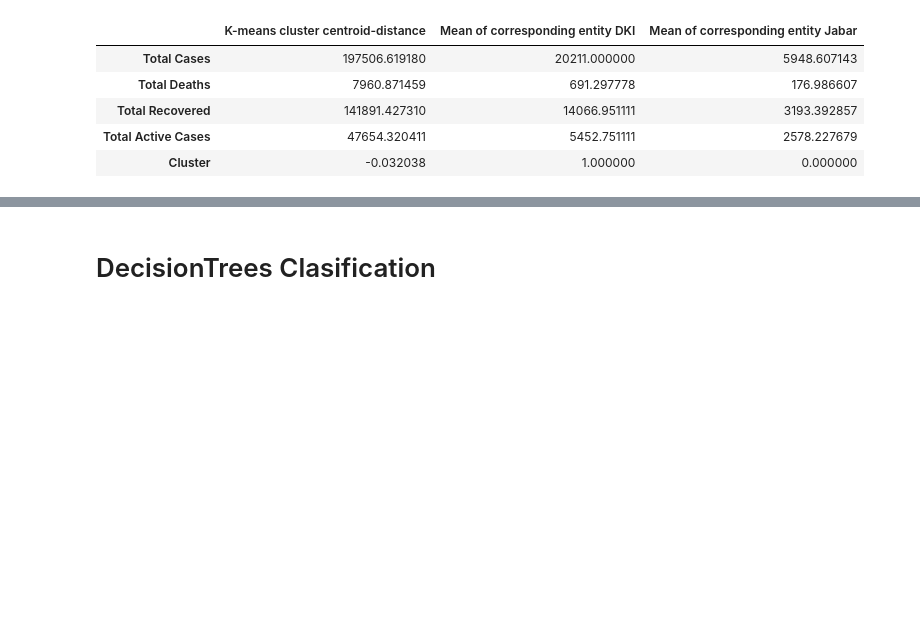
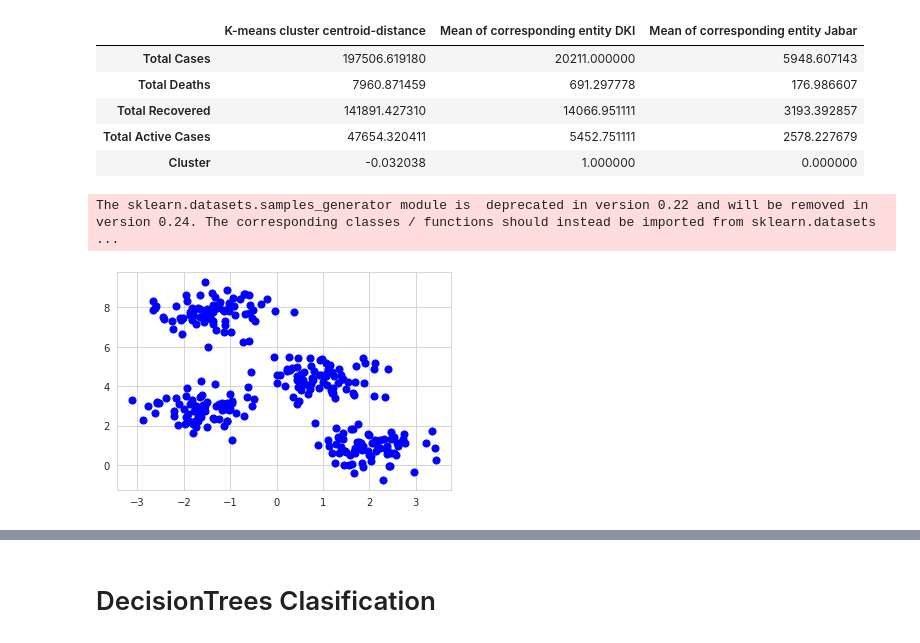
Before and after one commit to Andhi1710/python, a Jupyter notebook: (Andhi_Hamzah)_Covid_19_Indonesia_Dataset.ipynb, the cells around one changed output, grey strips where cells are left out. Cells and saved outputs as stored; diff of their text form; code cells hidden in the pictures; blank space fills up the shorter version.

```diff
--- a/(Andhi_Hamzah)_Covid_19_Indonesia_Dataset.ipynb
+++ b/(Andhi_Hamzah)_Covid_19_Indonesia_Dataset.ipynb
@@ -955,3 +1006,11 @@ centroid_diff
 | Total Recovered | 141891.427310 | 14066.951111 | 3193.392857 |
 | Total Active Cases | 47654.320411 | 5452.751111 | 2578.227679 |
 | Cluster | -0.032038 | 1.000000 | 0.000000 |
+# %%
+from sklearn.datasets.samples_generator import make_blobs
+X, y_true = make_blobs(n_samples=300, centers=4,
+                       cluster_std=0.60, random_state=0)
+plt.scatter(X[:, 0], X[:, 1], s=50,color='blue');
+# %% [output]
+The sklearn.datasets.samples_generator module is  deprecated in version 0.22 and will be removed in version 0.24. The corresponding classes / functions should instead be imported from sklearn.datasets ...
+[figure, added]
```
Also changed, not shown: parts of 38 cells of this notebook.
